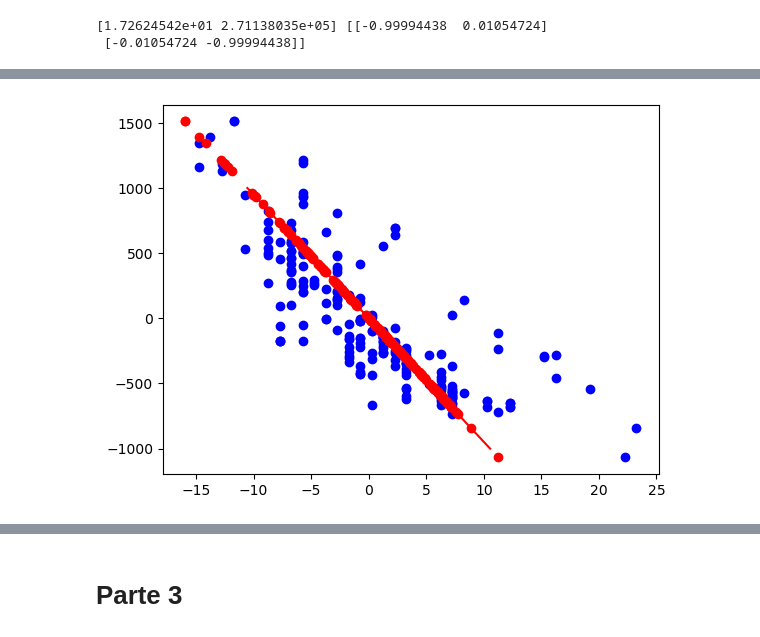
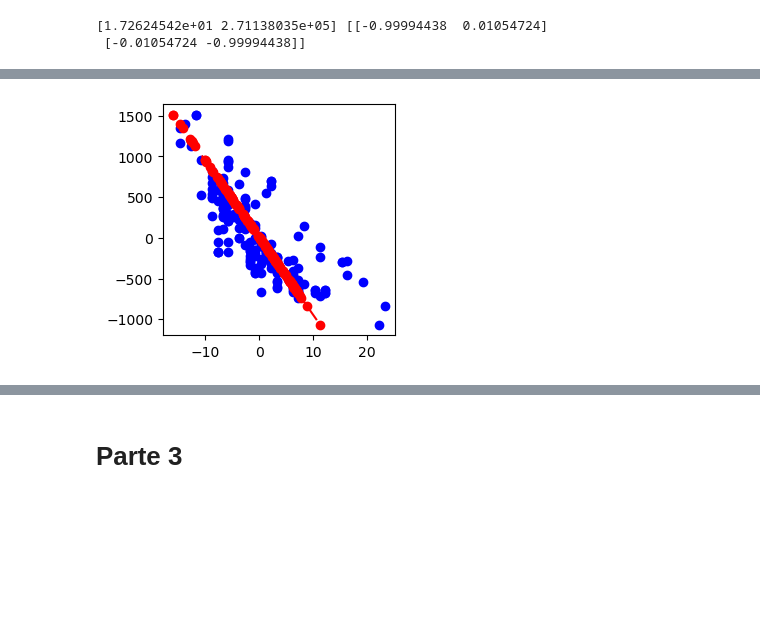
Before and after one commit to tiagoft/alglin, a Jupyter notebook: notebooks/05-autovetores_e_autovetores.ipynb, the cells around one changed output, grey strips where cells are left out. Drawn from its saved outputs; the diff is of its cells as text; code cells hidden in the pictures; blank space fills up the shorter version.

```diff
--- a/notebooks/05-autovetores_e_autovetores.ipynb
+++ b/notebooks/05-autovetores_e_autovetores.ipynb
@@ -523,15 +529,16 @@ Lembre-se que, neste caso, $X$ e $Y$ devem ter um ponto por linha e uma feature
 # %%
 X = df.to_numpy()
 X = X - np.mean(X, axis=0, keepdims=True)
 y = X@np.linalg.inv(v.T)
+#y = X@v
 #print(y)
-plt.figure()
+plt.figure(figsize=(3,3))
 
 plt.scatter(X[:,0], X[:,1], c='b', label='Pontos originais')
 plt.scatter(y[:,1]*v[0,1], y[:,1]*v[1,1], c='r', label='Pontos projetados')
 plt.plot([-v1[0]*1000, v1[0]*1000], [-v1[1]*1000, v1[1]*1000], 'r')
 #plt.xlim([-50,50])
 #plt.ylim([-500,500])
 plt.show()
 # %% [output]
-[figure, old version]
+[figure, new version]
```
Also changed, not shown: parts of 21 cells of this notebook, 3 other files.
